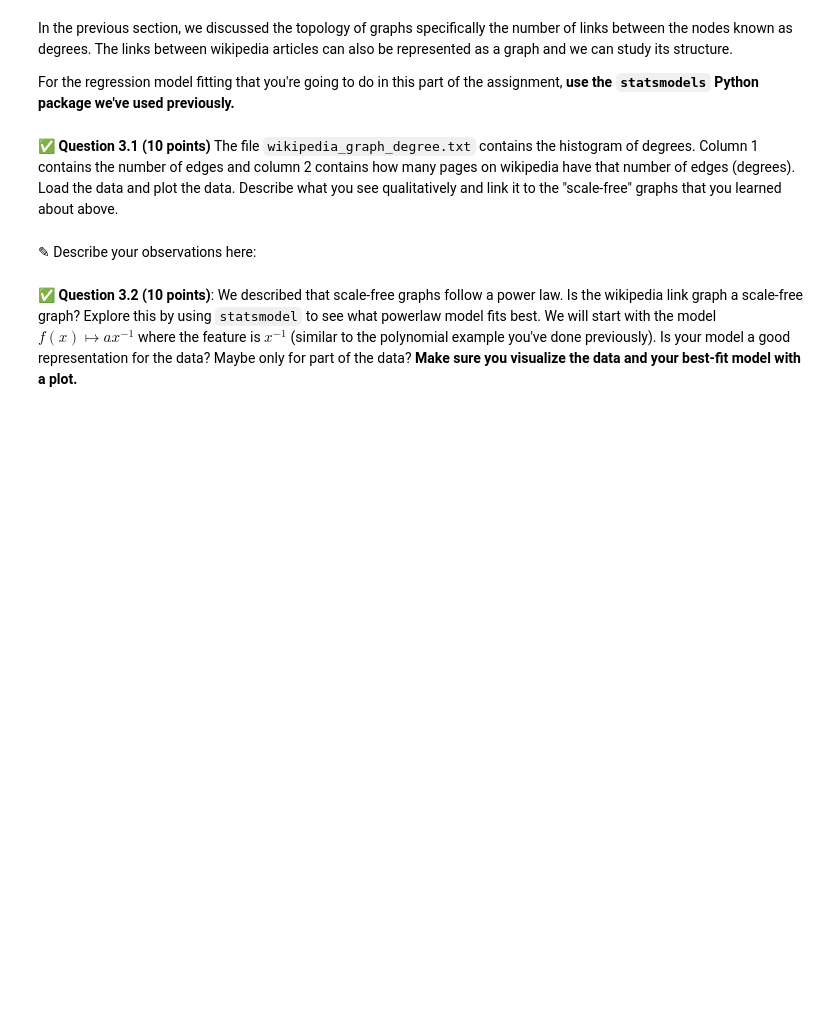
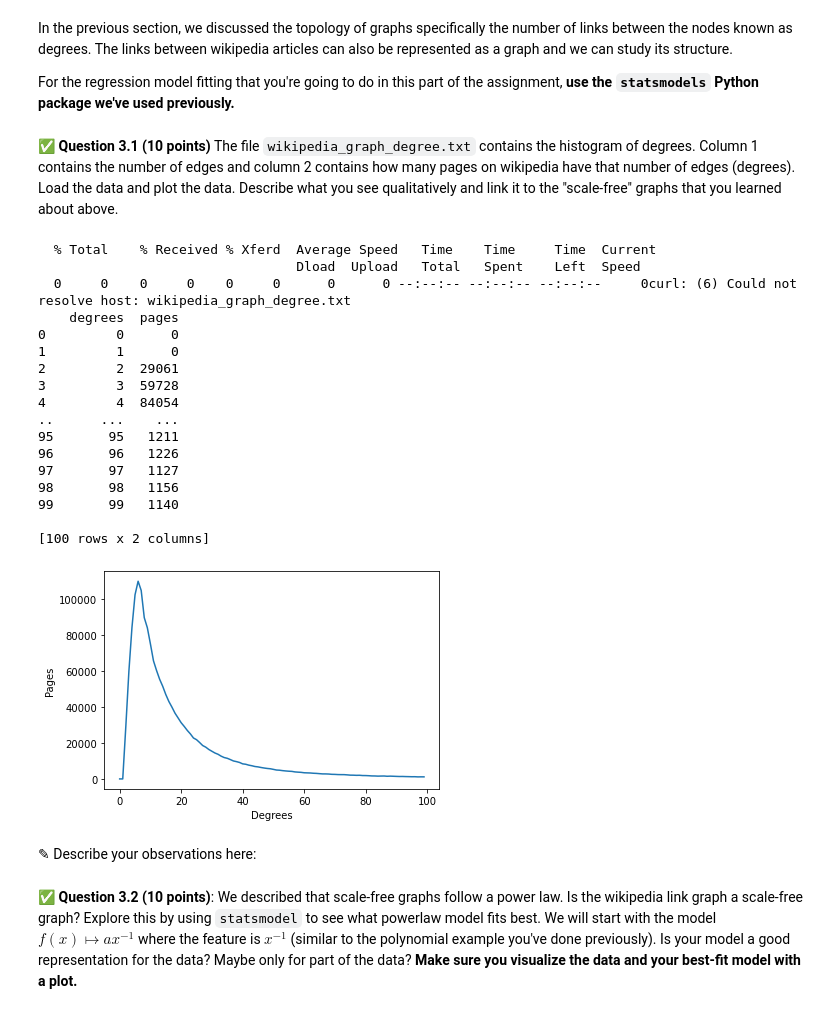
Before and after one commit to austynoberlin/cmse202-s21-turnin, a Jupyter notebook: hw-04/HW-04_graph_regression-STUDENT.ipynb, the cells around one changed output. Saved outputs shown, nothing was run; the diff lists cells and outputs as text; code cells hidden in the pictures; blank space fills up the shorter version.

```diff
--- a/hw-04/HW-04_graph_regression-STUDENT.ipynb
+++ b/hw-04/HW-04_graph_regression-STUDENT.ipynb
@@ -338,3 +336,30 @@ For the regression model fitting that you're going to do in this part of the ass
+# %%
+# Put your code here
+!curl 'wikipedia_graph_degree.txt' -o wiki
+wiki_graph = pd.read_csv('wikipedia_graph_degree.txt', delim_whitespace = True, names = ['degrees','pages'])
+plt.plot(wiki_graph['degrees'],wiki_graph['pages'])
+plt.xlabel('Degrees')
+plt.ylabel('Pages')
+print(wiki_graph)
+# %% [output]
+  % Total    % Received % Xferd  Average Speed   Time    Time     Time  Current
+                                 Dload  Upload   Total   Spent    Left  Speed
+  0     0    0     0    0     0      0      0 --:--:-- --:--:-- --:--:--     0curl: (6) Could not resolve host: wikipedia_graph_degree.txt
+    degrees  pages
+0         0      0
+1         1      0
+2         2  29061
+3         3  59728
+4         4  84054
+..      ...    ...
+95       95   1211
+96       96   1226
+97       97   1127
+98       98   1156
+99       99   1140
+
+[100 rows x 2 columns]
+[figure, added]
 # %% [markdown]
 <font size=+3>&#9998;</font> Describe your observations here:
 # %% [markdown]
```
Also changed, not shown: parts of 4 cells of this notebook.
